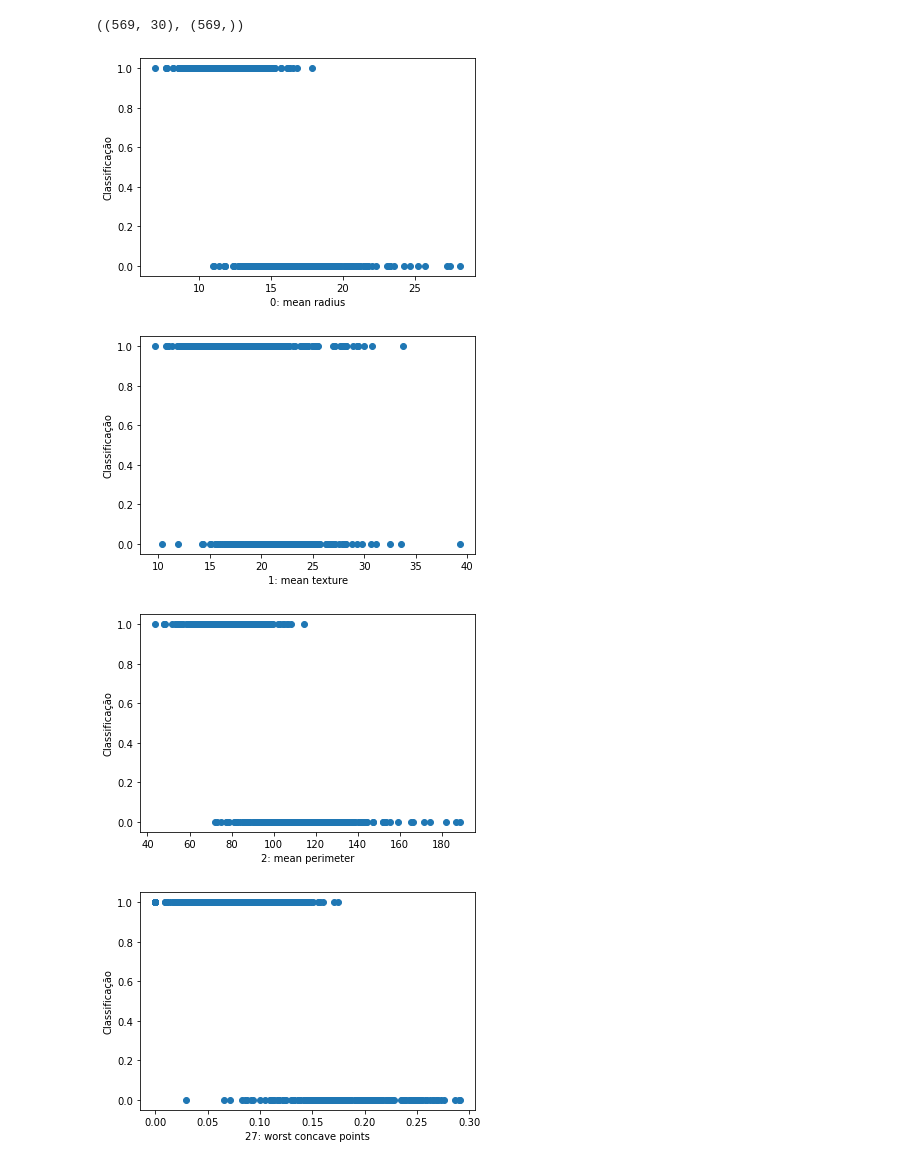
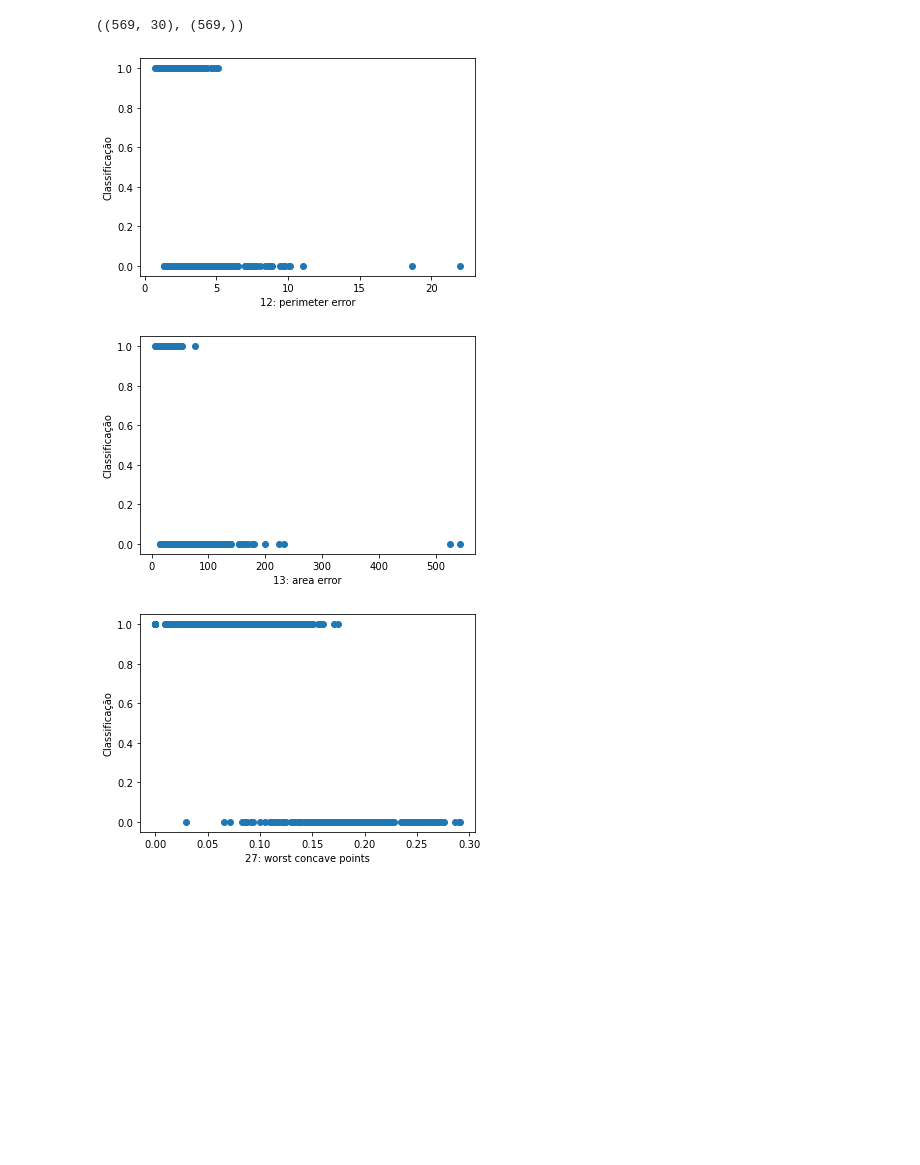
Before and after one commit to arthurclucas/ReconhecimentoPadroes, a Jupyter notebook: notas_de_aula/notebook03-classificacao.ipynb, the cells around one changed output. Cells and saved outputs as stored; diff of their text form; code cells hidden in the pictures; blank space fills up the shorter version.

```diff
--- a/notas_de_aula/notebook03-classificacao.ipynb
+++ b/notas_de_aula/notebook03-classificacao.ipynb
@@ -11,15 +11,14 @@ X.shape, y.shape
 ((569, 30), (569,))
 # %%
 import matplotlib.pyplot as plt
-for i in range(3):
+for i in range(12,14):
     plt.xlabel(f"{i}: {breast_cancer.feature_names[i]}")
     plt.ylabel("Classificação")
     plt.scatter(X[:, i], y)
     plt.show()
 # %% [output]
-[figure, old version]
+[figure, new version]
-[figure, old version]
+[figure, new version]
-[figure, removed]
 # %%
 X27 = X[:, 27:28]
 plt.xlabel(f"27: {breast_cancer.feature_names[27]}")
```
Also changed, not shown: parts of 13 cells of this notebook, 2 other files.
